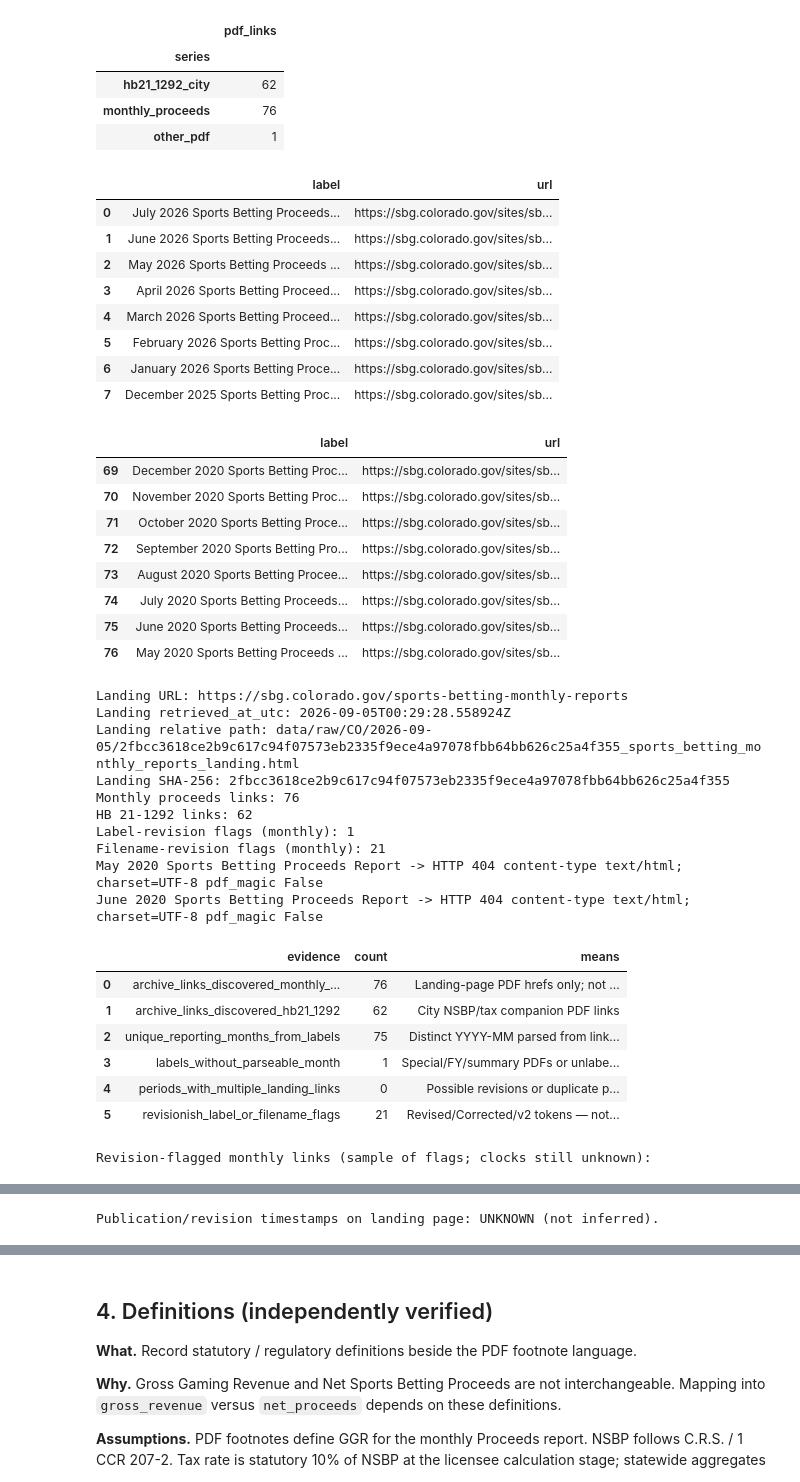
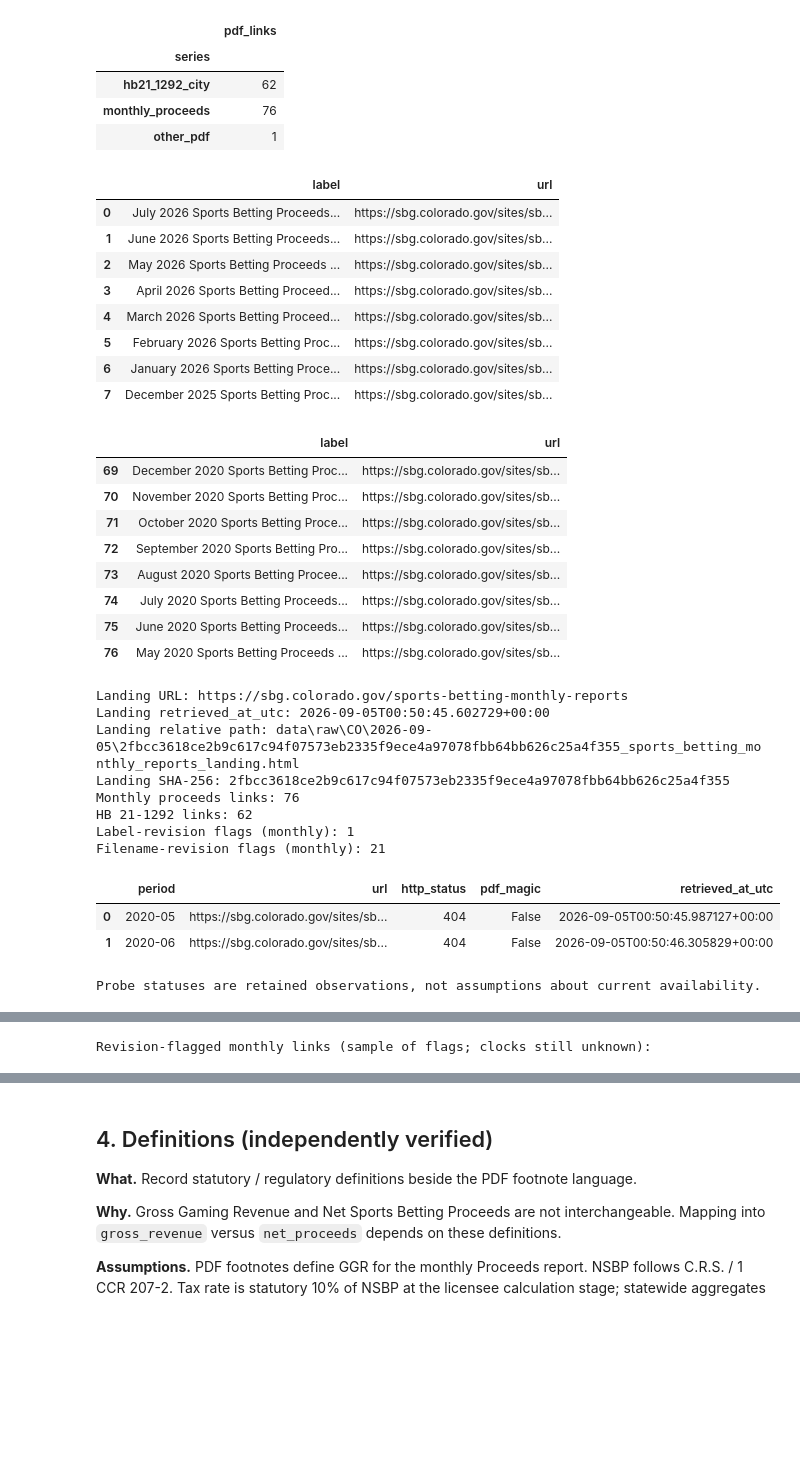
Before and after one commit to seangelb/researchOS, a Jupyter notebook: gaming/notebooks/45_colorado_source_walkthrough.ipynb, the cells around one changed output, grey strips where cells are left out. Cells and saved outputs as stored; diff of their text form; code cells hidden in the pictures; blank space fills up the shorter version.

```diff
--- a/gaming/notebooks/45_colorado_source_walkthrough.ipynb
+++ b/gaming/notebooks/45_colorado_source_walkthrough.ipynb
@@ -210,15 +246,9 @@ NOTE: binaries exist on this VM but are NOT declared by the shared setup. A fres
 # %%
-landing_retrieved_at = utc_now()
-landing_response = http_get(LANDING_URL, headers=BROWSER_HEADERS)
-landing_html = landing_response.text
-landing_sha = sha256_bytes(landing_response.content)
-landing_path = save_raw_bytes(
-    ROOT,
-    "CO",
-    landing_response.content,
-    "sports_betting_monthly_reports_landing.html",
-    retrieved_at=landing_retrieved_at,
-)
+landing_bytes, landing_capture = get_source("landing", LANDING_URL)
+landing_html = landing_bytes.decode("utf-8")
+landing_sha = landing_capture["source_sha256"]
+landing_path = ROOT / landing_capture["relative_path"]
+landing_retrieved_at = landing_capture["retrieved_at_utc"]
 
 soup = BeautifulSoup(landing_html, "html.parser")
 rows = []
@@ -262,7 +292,7 @@ display(monthly[["label", "url"]].tail(8))
 print("Landing URL:", LANDING_URL)
 print(
     "Landing retrieved_at_utc:",
-    landing_retrieved_at.isoformat().replace("+00:00", "Z"),
+    landing_retrieved_at,
 )
 print("Landing relative path:", landing_path.relative_to(ROOT))
 print("Landing SHA-256:", landing_sha)
@@ -274,26 +304,17 @@ print(
     int(monthly["filename_mentions_revision"].sum()),
 )
 
-for probe_label in [
-    "May 2020 Sports Betting Proceeds Report",
-    "June 2020 Sports Betting Proceeds Report",
-]:
+probe_rows = []
+for period, probe_label in [("2020-05", "May 2020 Sports Betting Proceeds Report"),
+                             ("2020-06", "June 2020 Sports Betting Proceeds Report")]:
     match = inventory.loc[inventory["label"] == probe_label]
-    if match.empty:
-        print(probe_label, "-> not listed on landing page")
-        continue
-    probe_url = match.iloc[0]["url"]
-    probe = http_get_unchecked(probe_url, headers=BROWSER_HEADERS)
-    print(
-        probe_label,
-        "-> HTTP",
-        probe.status_code,
-        "content-type",
-        probe.headers.get("content-type"),
-        "pdf_magic",
-        probe.content[:4] == b"%PDF",
-    )
-
+    if len(match) != 1:
+        raise ValueError(f"Expected one launch-month URL: {probe_label}")
+    content, record = get_source("probe-" + period, match.iloc[0]["url"], allow_error=True)
+    probe_rows.append(dict(period=period, **record, pdf_magic=content.startswith(b"%PDF")))
+launch_probes = pd.DataFrame(probe_rows)
+display(launch_probes[["period", "url", "http_status", "pdf_magic", "retrieved_at_utc"]])
+print("Probe statuses are retained observations, not assumptions about current availability.")
 
 # --- Coverage ledger: links vs unique months vs revisions (no full download) ---
 MONTH_LABEL = re.compile(
@@ -377,42 +398,36 @@ print("Publication/revision timestamps on landing page: UNKNOWN (not inferred)."
 # %% [output]
 |  | pdf_links |
 | series |  |
 | hb21_1292_city | 62 |
 | monthly_proceeds | 76 |
 | other_pdf | 1 |
 |  | label | url |
 | 0 | July 2026 Sports Betting Proceeds... | https://sbg.colorado.gov/sites/sb... |
 | 1 | June 2026 Sports Betting Proceeds... | https://sbg.colorado.gov/sites/sb... |
 | 2 | May 2026 Sports Betting Proceeds ... | https://sbg.colorado.gov/sites/sb... |
 | 3 | April 2026 Sports Betting Proceed... | https://sbg.colorado.gov/sites/sb... |
 | 4 | March 2026 Sports Betting Proceed... | https://sbg.colorado.gov/sites/sb... |
 | 5 | February 2026 Sports Betting Proc... | https://sbg.colorado.gov/sites/sb... |
 | 6 | January 2026 Sports Betting Proce... | https://sbg.colorado.gov/sites/sb... |
 | 7 | December 2025 Sports Betting Proc... | https://sbg.colorado.gov/sites/sb... |
 |  | label | url |
 | 69 | December 2020 Sports Betting Proc... | https://sbg.colorado.gov/sites/sb... |
 | 70 | November 2020 Sports Betting Proc... | https://sbg.colorado.gov/sites/sb... |
 | 71 | October 2020 Sports Betting Proce... | https://sbg.colorado.gov/sites/sb... |
 | 72 | September 2020 Sports Betting Pro... | https://sbg.colorado.gov/sites/sb... |
 | 73 | August 2020 Sports Betting Procee... | https://sbg.colorado.gov/sites/sb... |
 | 74 | July 2020 Sports Betting Proceeds... | https://sbg.colorado.gov/sites/sb... |
 | 75 | June 2020 Sports Betting Proceeds... | https://sbg.colorado.gov/sites/sb... |
 | 76 | May 2020 Sports Betting Proceeds ... | https://sbg.colorado.gov/sites/sb... |
 Landing URL: https://sbg.colorado.gov/sports-betting-monthly-reports
-Landing retrieved_at_utc: 2026-09-05T00:29:28.558924Z
-Landing relative path: data/raw/CO/2026-09-05/2fbcc3618ce2b9c617c94f07573eb2335f9ece4a97078fbb64bb626c25a4f355_sports_betting_monthly_reports_landing.html
+Landing retrieved_at_utc: 2026-09-05T00:50:45.602729+00:00
+Landing relative path: data\raw\CO\2026-09-05\2fbcc3618ce2b9c617c94f07573eb2335f9ece4a97078fbb64bb626c25a4f355_sports_betting_monthly_reports_landing.html
 Landing SHA-256: 2fbcc3618ce2b9c617c94f07573eb2335f9ece4a97078fbb64bb626c25a4f355
 Monthly proceeds links: 76
 HB 21-1292 links: 62
 Label-revision flags (monthly): 1
 Filename-revision flags (monthly): 21
-May 2020 Sports Betting Proceeds Report -> HTTP 404 content-type text/html; charset=UTF-8 pdf_magic False
-June 2020 Sports Betting Proceeds Report -> HTTP 404 content-type text/html; charset=UTF-8 pdf_magic False
-|  | evidence | count | means |
-| 0 | archive_links_discovered_monthly_... | 76 | Landing-page PDF hrefs only; not ... |
-| 1 | archive_links_discovered_hb21_1292 | 62 | City NSBP/tax companion PDF links |
-| 2 | unique_reporting_months_from_labels | 75 | Distinct YYYY-MM parsed from link... |
-| 3 | labels_without_parseable_month | 1 | Special/FY/summary PDFs or unlabe... |
-| 4 | periods_with_multiple_landing_links | 0 | Possible revisions or duplicate p... |
-| 5 | revisionish_label_or_filename_flags | 21 | Revised/Corrected/v2 tokens — not... |
+|  | period | url | http_status | pdf_magic | retrieved_at_utc |
+| 0 | 2020-05 | https://sbg.colorado.gov/sites/sb... | 404 | False | 2026-09-05T00:50:45.987127+00:00 |
+| 1 | 2020-06 | https://sbg.colorado.gov/sites/sb... | 404 | False | 2026-09-05T00:50:46.305829+00:00 |
-Revision-flagged monthly links (sample of flags; clocks still unknown):
+Probe statuses are retained observations, not assumptions about current availability.
@@ -436 +441 @@ Revision-flagged monthly links (sample of flags; clocks still unknown):
-Publication/revision timestamps on landing page: UNKNOWN (not inferred).
+Revision-flagged monthly links (sample of flags; clocks still unknown):
```
Also changed, not shown: parts of 27 cells of this notebook, 6 other files.
